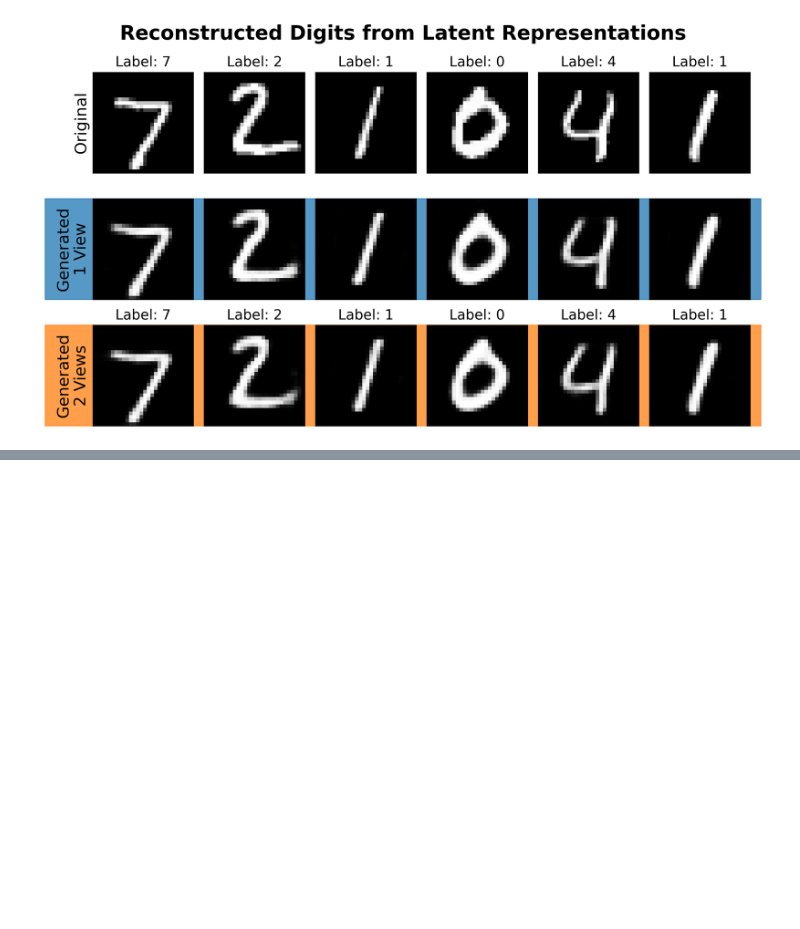
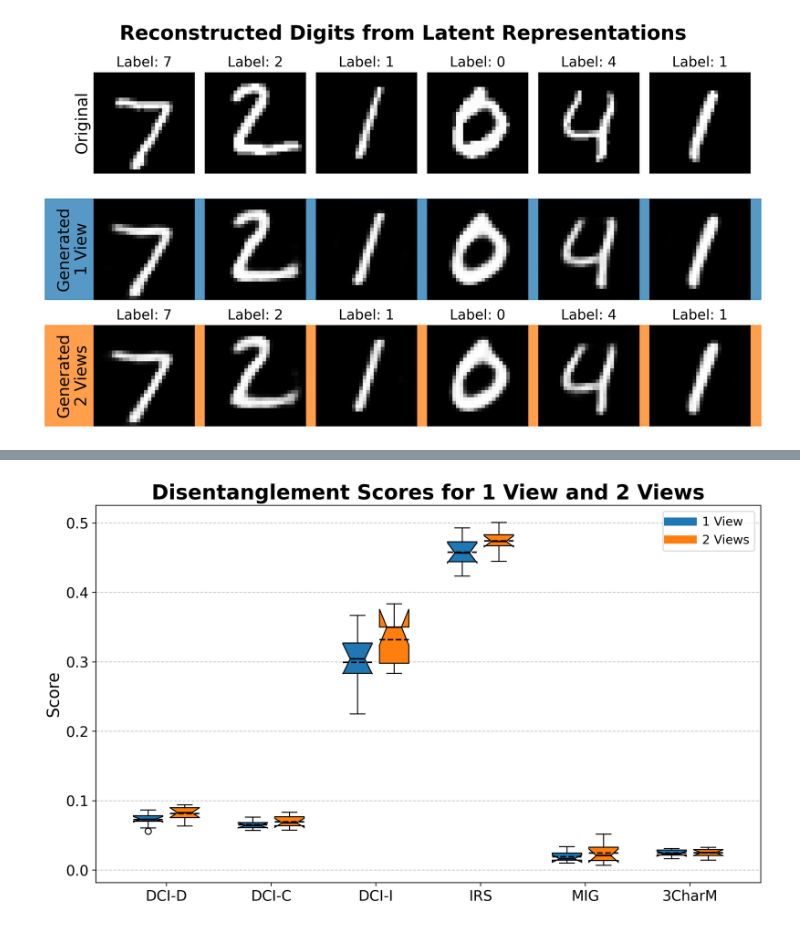
Before and after one commit to ClarysseArthur/VUB-MT-Development, a Jupyter notebook: Models/GenRKM-MNIST/StatTest.ipynb, the cells around one changed output, grey strips where cells are left out. Saved outputs shown, nothing was run; the diff lists cells and outputs as text; code cells hidden in the pictures; blank space fills up the shorter version.

```diff
--- a/Models/GenRKM-MNIST/StatTest.ipynb
+++ b/Models/GenRKM-MNIST/StatTest.ipynb
@@ -264,0 +513,8 @@ plt.show()
+# %%
+# Print mean and std for each metric and view type
+for metric, views in score_lists.items():
+    print(f"{metric}:")
+    for view_type, scores in views.items():
+        mean_score = np.mean(scores)
+        std_score = np.std(scores)
+        print(f"  {view_type}: Mean = {mean_score:.3f}, Std = {std_score:.4f}")
@@ -264,0 +597,87 @@ plt.show()
+# %%
+
+rows = []
+
+for metric_name, view_dict in score_lists.items():
+    for view_name, values in view_dict.items():
+        values = np.asarray(values, dtype=float)
+        values = values[~np.isnan(values)]
+
+        for value in values:
+            rows.append({
+                'Metric': metric_name,
+                'View': view_name,
+                'Score': value
+            })
+
+boxplot_df = pd.DataFrame(rows)
+
+metrics = boxplot_df['Metric'].unique()
+views = ['1 View', '2 Views']
+
+fig, ax = plt.subplots(figsize=(10, 6), dpi=300)
+
+positions = []
+data = []
+colors = []
+
+view_color_map = {
+    '1 View': 'tab:blue',
+    '2 Views': 'tab:orange'
+}
+
+width = 0.35
+
+for i, metric in enumerate(metrics):
+    for j, view in enumerate(views):
+        values = boxplot_df[
+            (boxplot_df['Metric'] == metric) &
+            (boxplot_df['View'] == view)
+        ]['Score'].values
+
+        positions.append(i + (j - 0.5) * width)
+        data.append(values)
+        colors.append(view_color_map[view])
+
+bp = ax.boxplot(
+    data,
+    positions=positions,
+    widths=0.28,
+    patch_artist=True,
+    showmeans=True,
+    meanline=True,
+    notch=True
+)
+
+for patch, color in zip(bp['boxes'], colors):
+    patch.set_facecolor(color)
+
+for median in bp['medians']:
+    median.set_color('black')
+    median.set_linewidth(1.5)
+
+for mean in bp['means']:
+    mean.set_color('black')
+    mean.set_linewidth(1.5)
+    mean.set_linestyle('--')
+
+ax.set_xticks(np.arange(len(metrics)))
+ax.set_xticklabels(metrics, fontsize=14)
+
+ax.set_ylabel('Score', fontsize=16)
+ax.set_title('Disentanglement Scores for 1 View and 2 Views', fontsize=20, fontweight='bold')
+
+ax.tick_params(axis='y', labelsize=14)
+ax.grid(axis='y', linestyle='--', alpha=0.7)
+
+handles = [
+    plt.Line2D([0], [0], color=view_color_map['1 View'], lw=8, label='1 View'),
+    plt.Line2D([0], [0], color=view_color_map['2 Views'], lw=8, label='2 Views')
+]
+
+ax.legend(handles=handles, fontsize=12)
+
+plt.tight_layout()
+plt.show()
+# %% [output]
+[figure, added]
```
Also changed, not shown: parts of 12 cells of this notebook, 5 other files.
